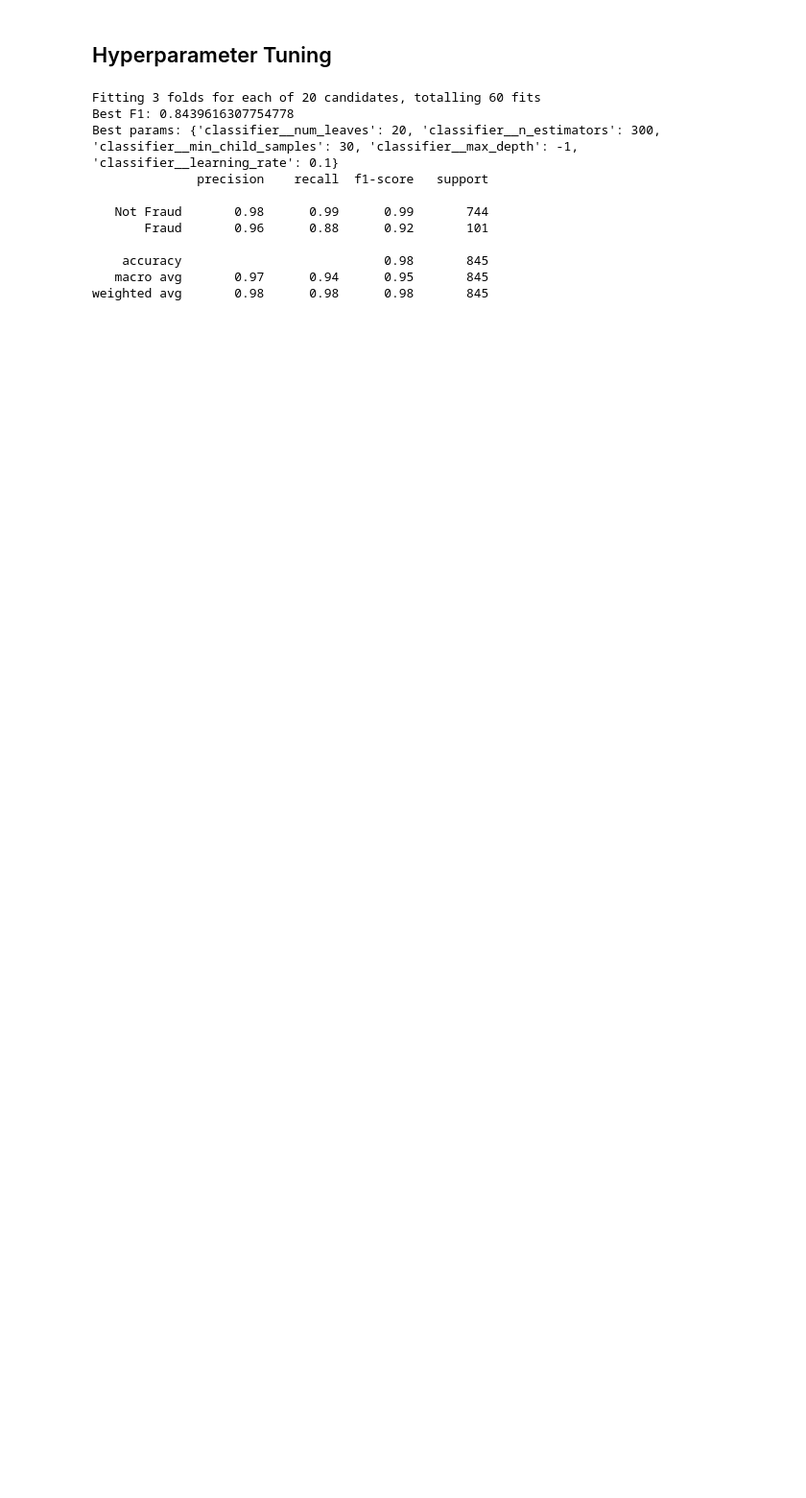
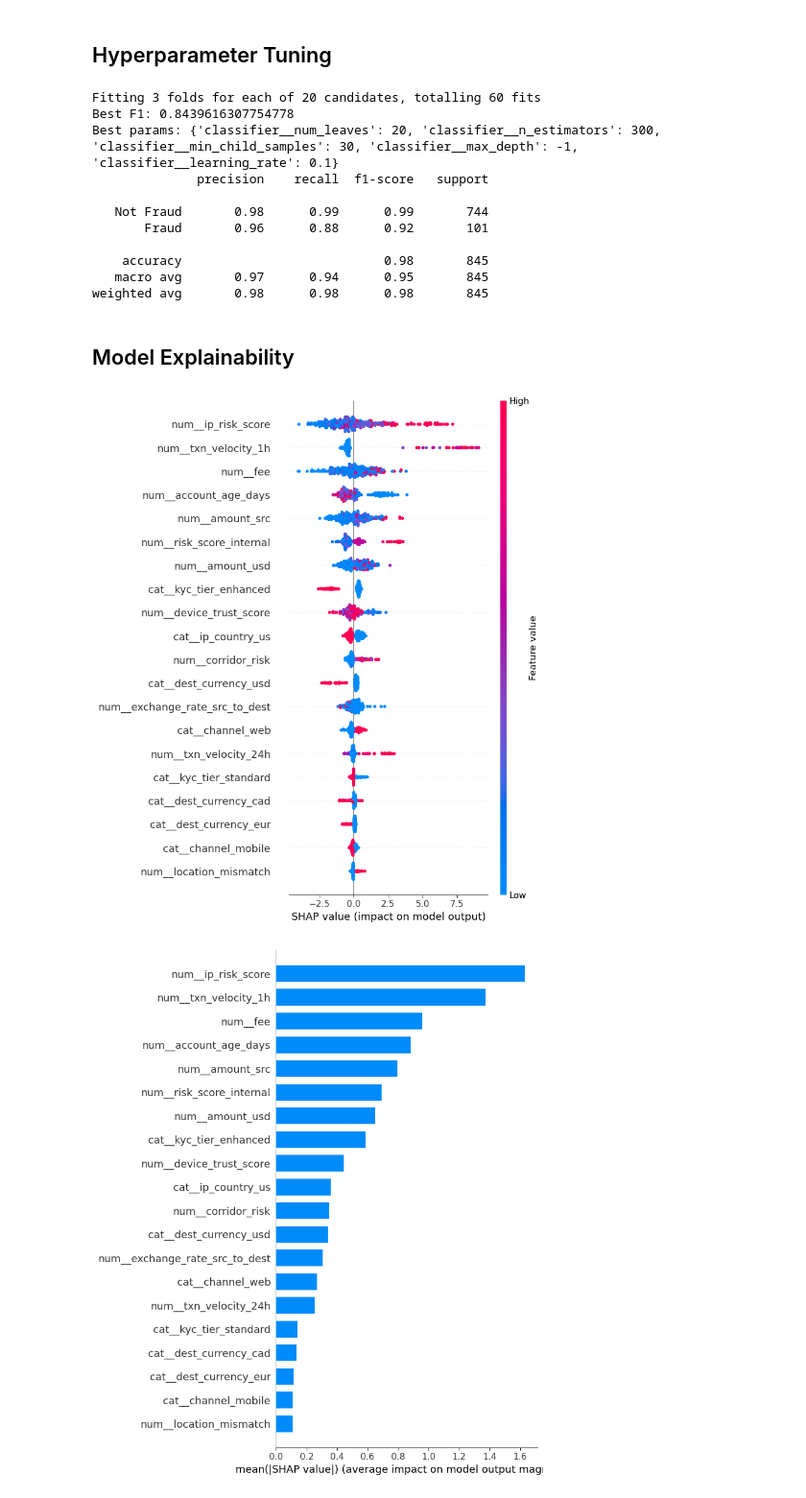
Before and after one commit to PleromaRay/fraudulent_transaction_detector, a Jupyter notebook: EDA/notebook.ipynb, the cells around one changed output. Shown at 96% size. Cells and saved outputs as stored; diff of their text form; code cells hidden in the pictures; blank space fills up the shorter version.

Commit message:
shap,fastapi, uvicorn, updated readme

```diff
--- a/EDA/notebook.ipynb
+++ b/EDA/notebook.ipynb
@@ -435,3 +435,5 @@ Best params: {'classifier__num_leaves': 20, 'classifier__n_estimators': 300, 'cl
     accuracy                           0.98       845
    macro avg       0.97      0.94      0.95       845
 weighted avg       0.98      0.98      0.98       845
+# %% [markdown]
+## Model Explainability
@@ -437,0 +442,26 @@ weighted avg       0.98      0.98      0.98       845
+# %%
+#Using teh tuned model
+lgb_model = search.best_estimator_.named_steps["classifier"]
+preprocessor = search.best_estimator_.named_steps["preprocessor"]
+
+X_test_transformed = preprocessor.transform(X_test)
+
+sample_size = 300
+X_sample = X_test_transformed[:sample_size]
+
+explainer = shap.TreeExplainer(lgb_model)
+shap_values = explainer.shap_values(X_sample)
+
+feature_names = preprocessor.get_feature_names_out()
+
+if isinstance(shap_values, list):
+    shap_values_fraud = shap_values[1]
+else:
+    shap_values_fraud = shap_values
+
+# Plots
+shap.summary_plot(shap_values_fraud, X_sample, feature_names=feature_names)
+shap.summary_plot(shap_values_fraud, X_sample, feature_names=feature_names, plot_type="bar")
+# %% [output]
+[figure, added]
+[figure, added]
```
Also changed, not shown: parts of 4 cells of this notebook, 5 other files.
